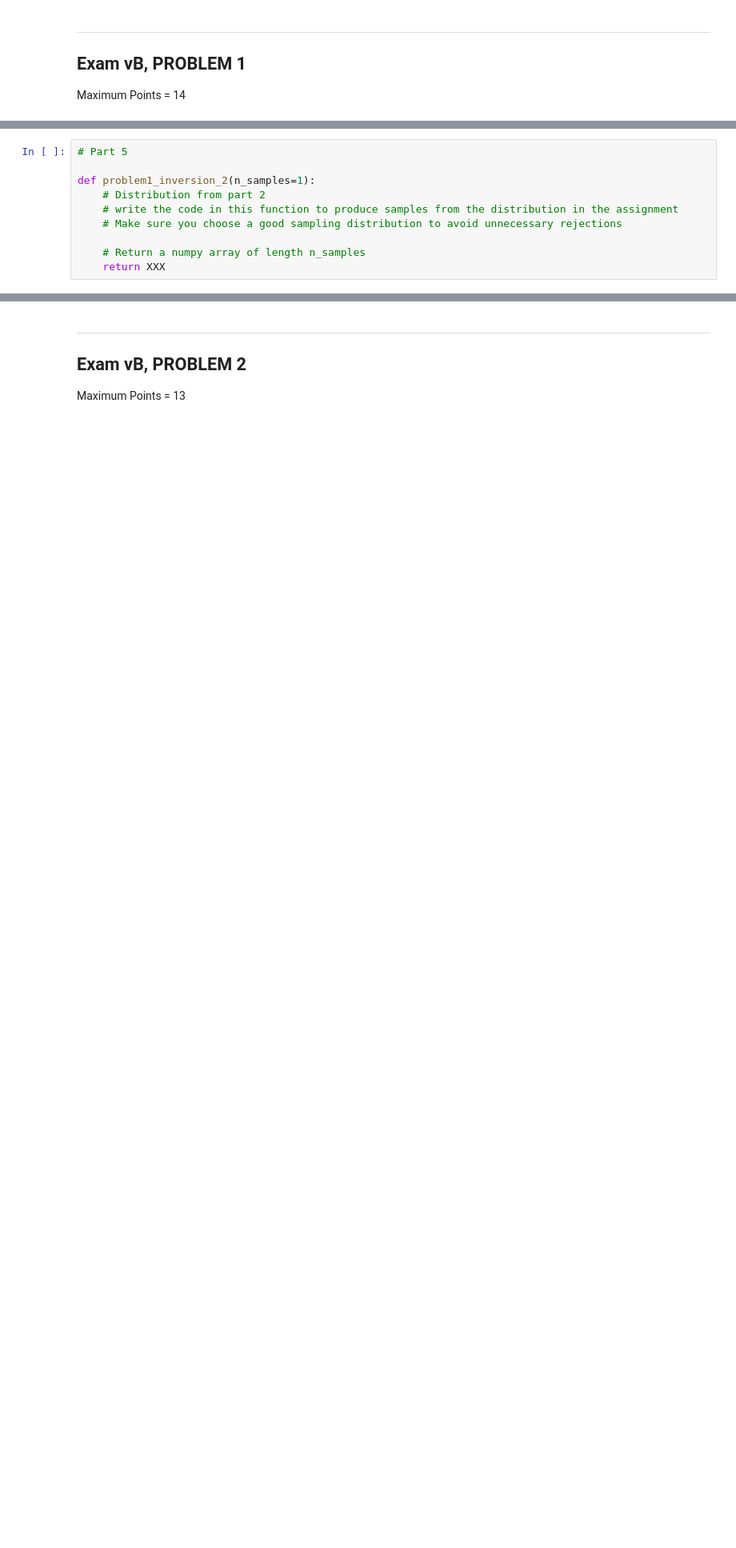
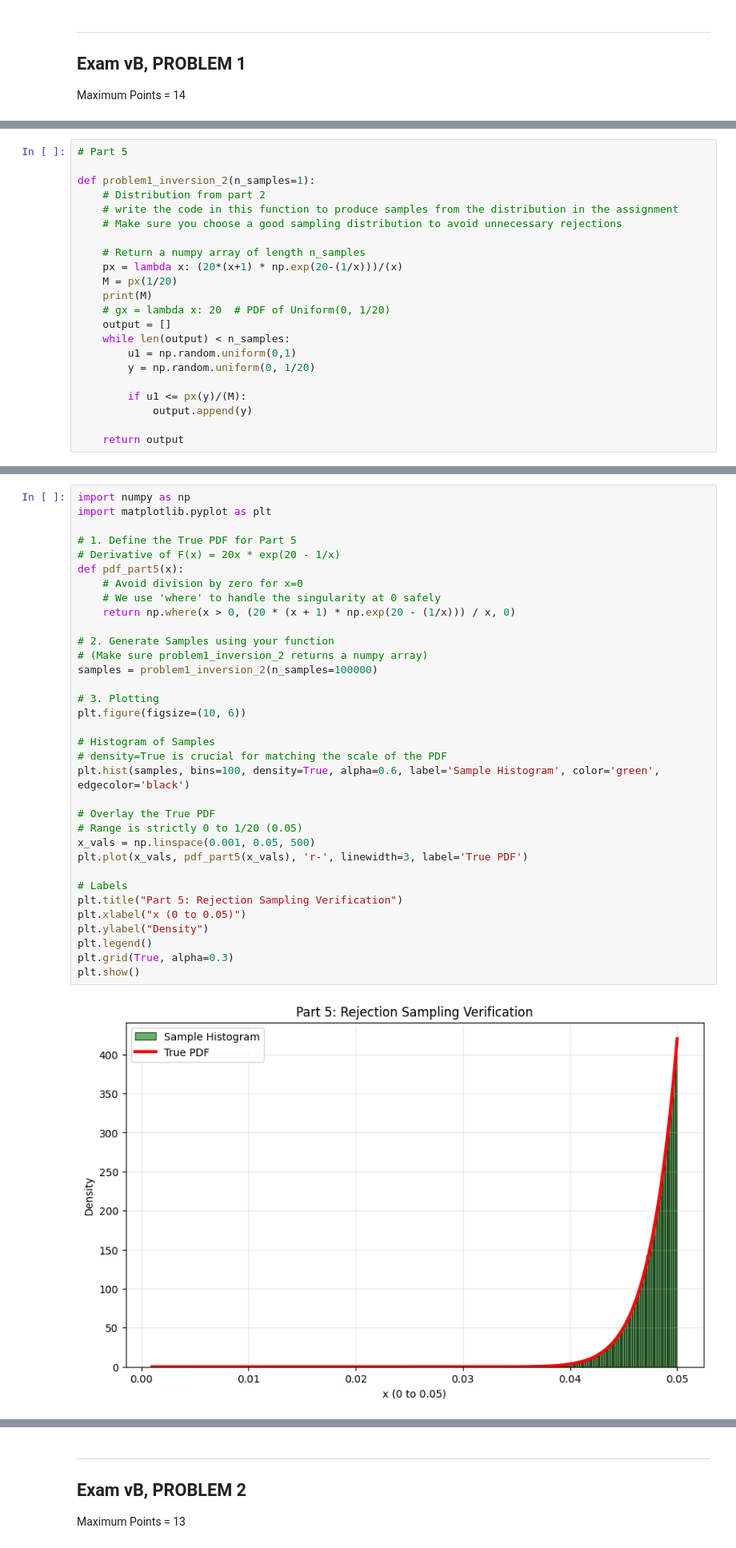
Before and after one commit to Kamczyk09/Intro-to-DS-notes-, a Jupyter notebook: exams/ExamJanuary_2024_problem.ipynb, the cells around one changed output, grey strips where cells are left out. Shown at 80% size. Cells and saved outputs as stored; diff of their text form; blank space fills up the shorter version.

```diff
--- a/exams/ExamJanuary_2024_problem.ipynb
+++ b/exams/ExamJanuary_2024_problem.ipynb
@@ -107,4 +189,16 @@ def problem1_inversion_2(n_samples=1):
     # Make sure you choose a good sampling distribution to avoid unnecessary rejections
 
     # Return a numpy array of length n_samples
-    return XXX
+    px = lambda x: (20*(x+1) * np.exp(20-(1/x)))/(x)
+    M = px(1/20)
+    print(M)
+    # gx = lambda x: 20  # PDF of Uniform(0, 1/20)
+    output = []
+    while len(output) < n_samples:
+        u1 = np.random.uniform(0,1)
+        y = np.random.uniform(0, 1/20)
+
+        if u1 <= px(y)/(M):
+            output.append(y)
+
+    return output
@@ -111,3 +251,39 @@ def problem1_inversion_2(n_samples=1):
+# %%
+import numpy as np
+import matplotlib.pyplot as plt
+
+# 1. Define the True PDF for Part 5
+# Derivative of F(x) = 20x * exp(20 - 1/x)
+def pdf_part5(x):
+    # Avoid division by zero for x=0
+    # We use 'where' to handle the singularity at 0 safely
+    return np.where(x > 0, (20 * (x + 1) * np.exp(20 - (1/x))) / x, 0)
+
+# 2. Generate Samples using your function
+# (Make sure problem1_inversion_2 returns a numpy array)
+samples = problem1_inversion_2(n_samples=100000)
+
+# 3. Plotting
+plt.figure(figsize=(10, 6))
+
+# Histogram of Samples
+# density=True is crucial for matching the scale of the PDF
+plt.hist(samples, bins=100, density=True, alpha=0.6, label='Sample Histogram', color='green', edgecolor='black')
+
+# Overlay the True PDF
+# Range is strictly 0 to 1/20 (0.05)
+x_vals = np.linspace(0.001, 0.05, 500)
+plt.plot(x_vals, pdf_part5(x_vals), 'r-', linewidth=3, label='True PDF')
+
+# Labels
+plt.title("Part 5: Rejection Sampling Verification")
+plt.xlabel("x (0 to 0.05)")
+plt.ylabel("Density")
+plt.legend()
+plt.grid(True, alpha=0.3)
+plt.show()
+# %% [output]
+[figure, added]
 # %% [markdown]
 ---
 #### Local Test for Exam vB, PROBLEM 1
```
Also changed, not shown: parts of 19 cells of this notebook, 5 other files.
